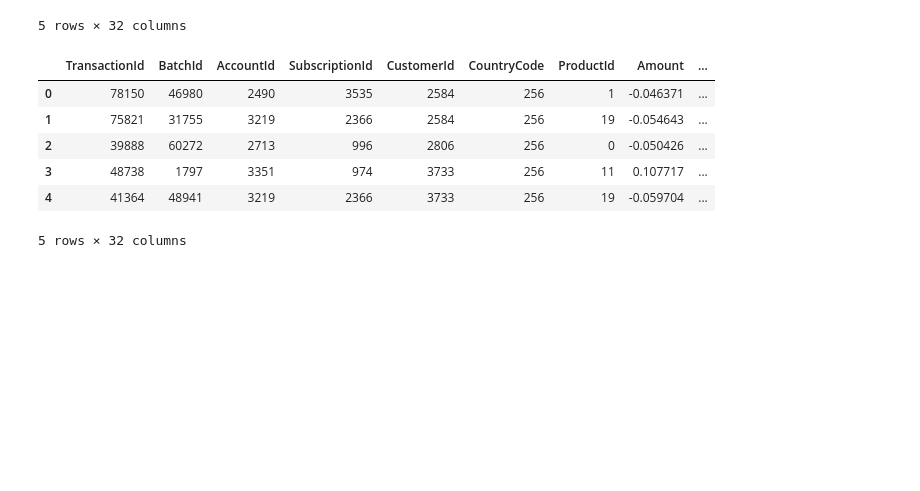
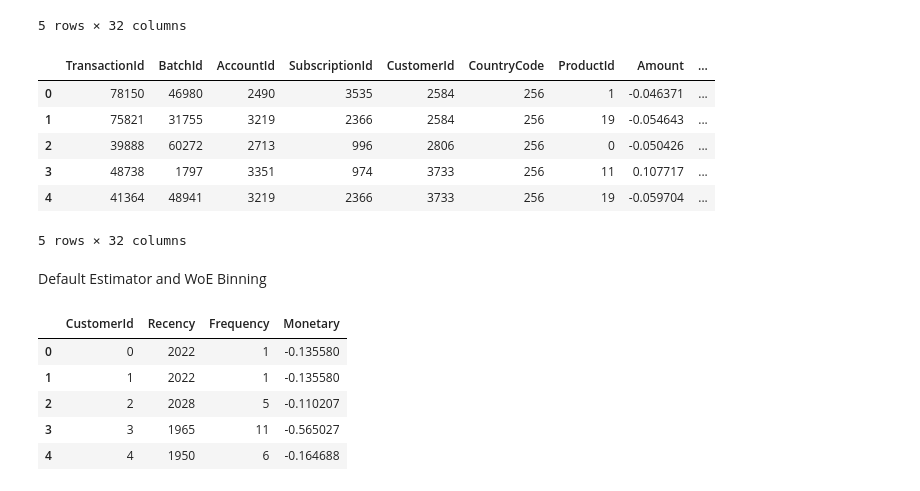
Before and after one commit to juniorworku/credit-risk-analysis, a Jupyter notebook: notebooks/Feature Engineering/feature_eng_analysis.ipynb, the cells around one changed output. Cells and saved outputs as stored; diff of their text form; code cells hidden in the pictures; blank space fills up the shorter version.

```diff
--- a/notebooks/Feature Engineering/feature_eng_analysis.ipynb
+++ b/notebooks/Feature Engineering/feature_eng_analysis.ipynb
@@ -96,3 +96,5 @@ data.head()
 | 3 | 48738 | 1797 | 3351 | 974 | 3733 | 256 | 11 | 0.107717 | ... |
 | 4 | 41364 | 48941 | 3219 | 2366 | 3733 | 256 | 19 | -0.059704 | ... |
 5 rows × 32 columns
+# %% [markdown]
+Default Estimator and WoE Binning
@@ -98,0 +103,19 @@ data.head()
+# %%
+# 1. Construct Default Estimator (Proxy)
+
+# Calculate RFMS scores for each user
+rfms_scores = data.groupby('CustomerId').agg(
+    Recency=('TransactionStartTime', lambda x: (pd.Timestamp.now() - x.max()).days),
+    Frequency=('TransactionId', 'count'),
+    Monetary=('Amount', 'sum')
+).reset_index()
+
+# Display the first few rows of RFMS scores
+rfms_scores.head()
+# %% [output]
+|  | CustomerId | Recency | Frequency | Monetary |
+| 0 | 0 | 2022 | 1 | -0.135580 |
+| 1 | 1 | 2022 | 1 | -0.135580 |
+| 2 | 2 | 2028 | 5 | -0.110207 |
+| 3 | 3 | 1965 | 11 | -0.565027 |
+| 4 | 4 | 1950 | 6 | -0.164688 |
```
Also changed, not shown: parts of 6 cells of this notebook.
